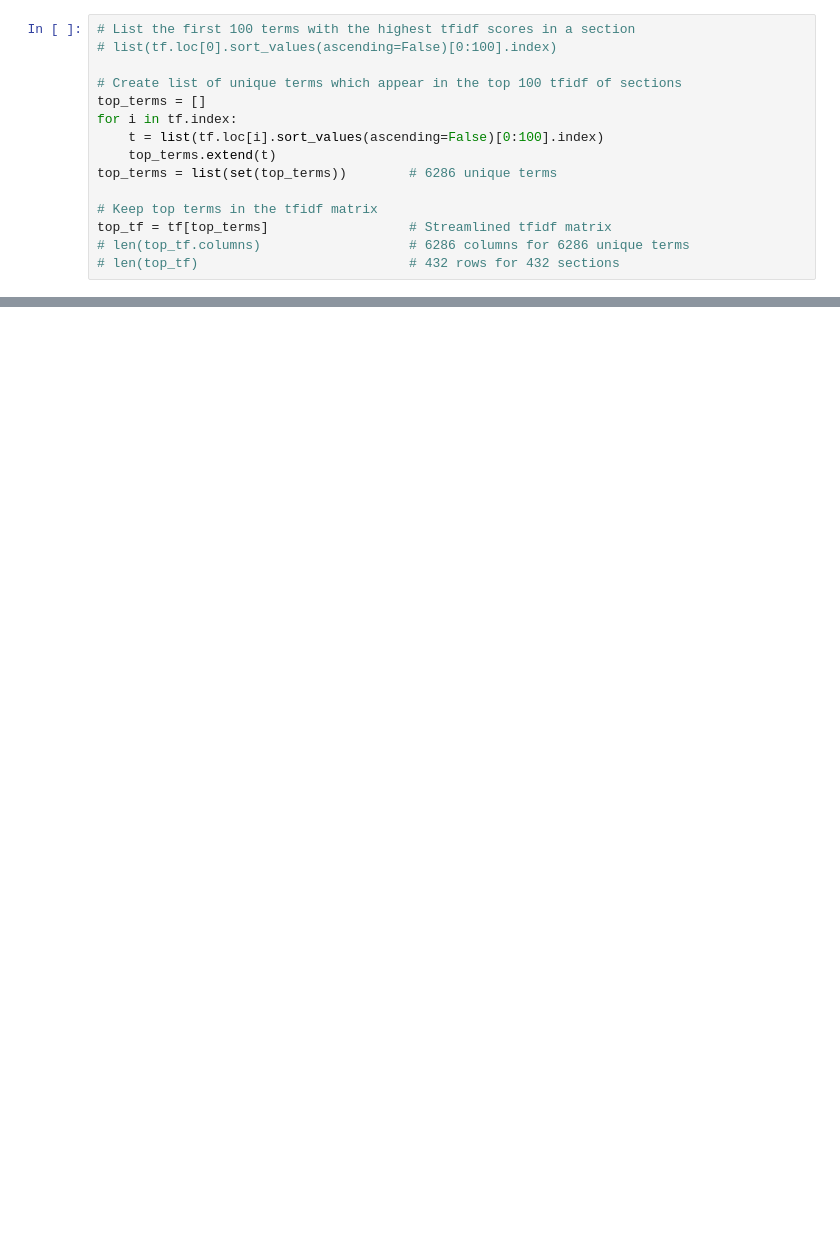
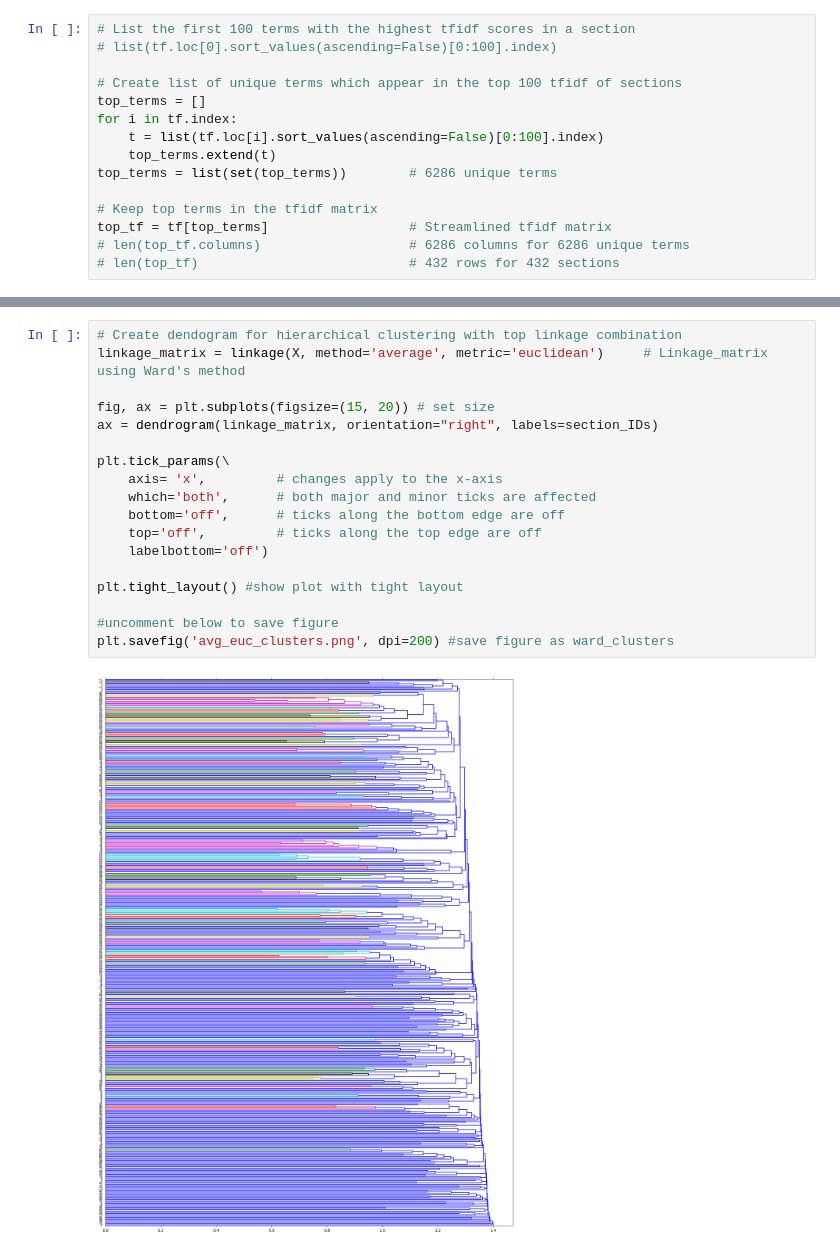
Before and after one commit to mribary/pyDigest, a Jupyter notebook: script/NLP_clustering_sections.ipynb, the cells around one changed output, grey strips where cells are left out. Saved outputs shown, nothing was run; the diff lists cells and outputs as text; blank space fills up the shorter version.

Commit message:
Experiments with hierarchical clustering

```diff
--- a/script/NLP_clustering_sections.ipynb
+++ b/script/NLP_clustering_sections.ipynb
@@ -89 +79,21 @@ for Z in linkage_matrices:
+# %%
+# Create dendogram for hierarchical clustering with top linkage combination
+linkage_matrix = linkage(X, method='average', metric='euclidean')     # Linkage_matrix using Ward's method
+
+fig, ax = plt.subplots(figsize=(15, 20)) # set size
+ax = dendrogram(linkage_matrix, orientation="right", labels=section_IDs)
+
+plt.tick_params(\
+    axis= 'x',         # changes apply to the x-axis
+    which='both',      # both major and minor ticks are affected
+    bottom='off',      # ticks along the bottom edge are off
+    top='off',         # ticks along the top edge are off
+    labelbottom='off')
+
+plt.tight_layout() #show plot with tight layout
+
+#uncomment below to save figure
+plt.savefig('avg_euc_clusters.png', dpi=200) #save figure as ward_clusters
+# %% [output]
+[figure, added]
 # %%
```
Also changed, not shown: parts of 10 cells of this notebook, 4 other files.
